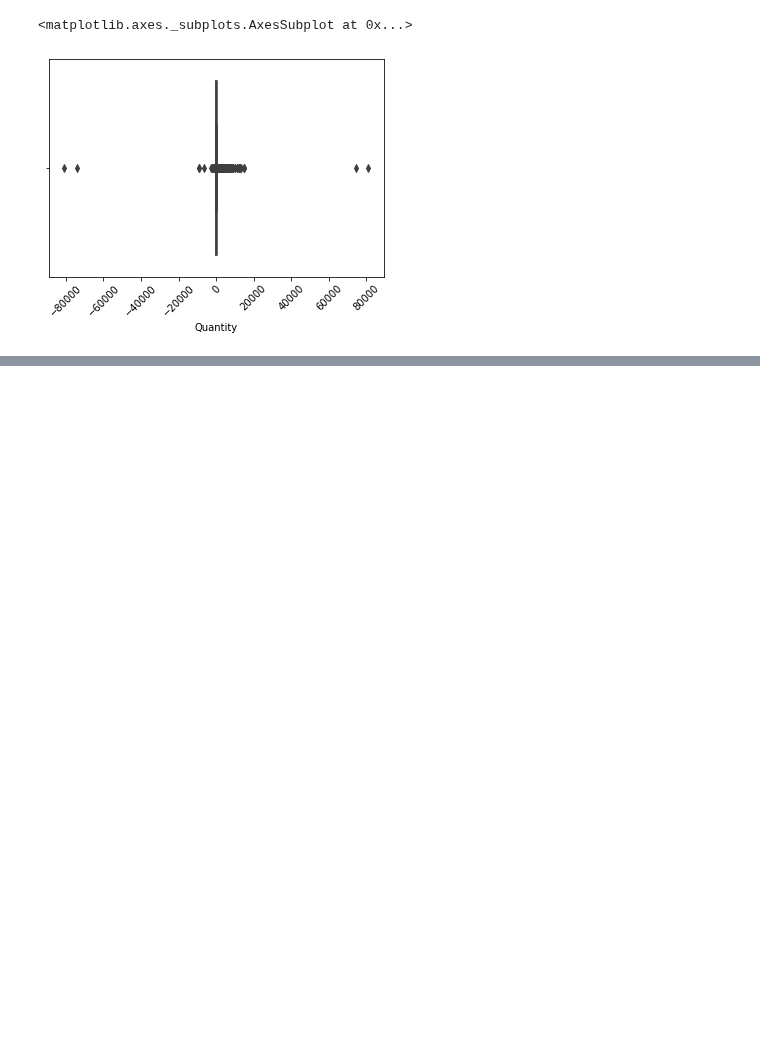
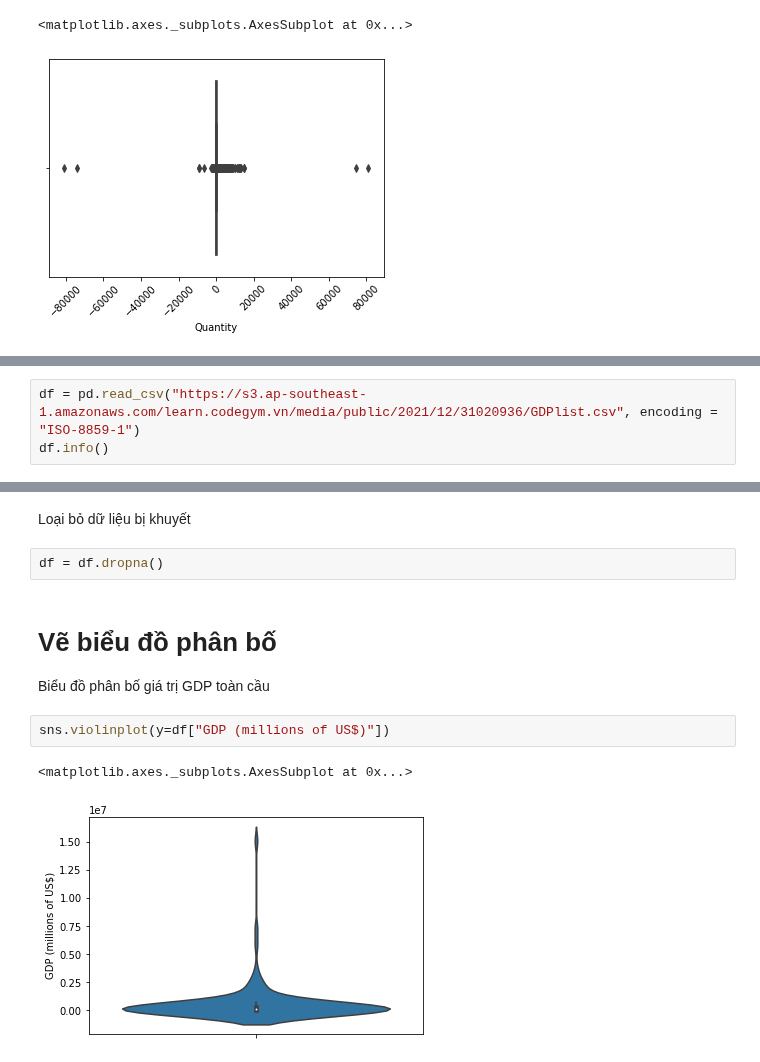
Before and after one commit to mark3000-010701/Dataanalyst, a Jupyter notebook: Thực_hành_Data_Visualization_3_.ipynb, the cells around one changed output, grey strips where cells are left out. Saved outputs shown, nothing was run; the diff lists cells and outputs as text; blank space fills up the shorter version.

```diff
--- a/Thực_hành_Data_Visualization_3_.ipynb
+++ b/Thực_hành_Data_Visualization_3_.ipynb
@@ -218,0 +221,3 @@ sns.boxplot(x=df2["Quantity"])
+# %%
+df = pd.read_csv("https://s3.ap-southeast-1.amazonaws.com/learn.codegym.vn/media/public/2021/12/31020936/GDPlist.csv", encoding = "ISO-8859-1")
+df.info()
@@ -218,0 +235,13 @@ sns.boxplot(x=df2["Quantity"])
+# %% [markdown]
+Loại bỏ dữ liệu bị khuyết
+# %%
+df = df.dropna()
+# %% [markdown]
+# Vẽ biểu đồ phân bố
+
+Biểu đồ phân bố giá trị GDP toàn cầu
+# %%
+sns.violinplot(y=df["GDP (millions of US$)"])
+# %% [output]
+<matplotlib.axes._subplots.AxesSubplot at 0x...>
+[figure, added]
```
Also changed, not shown: parts of 6 cells of this notebook.
